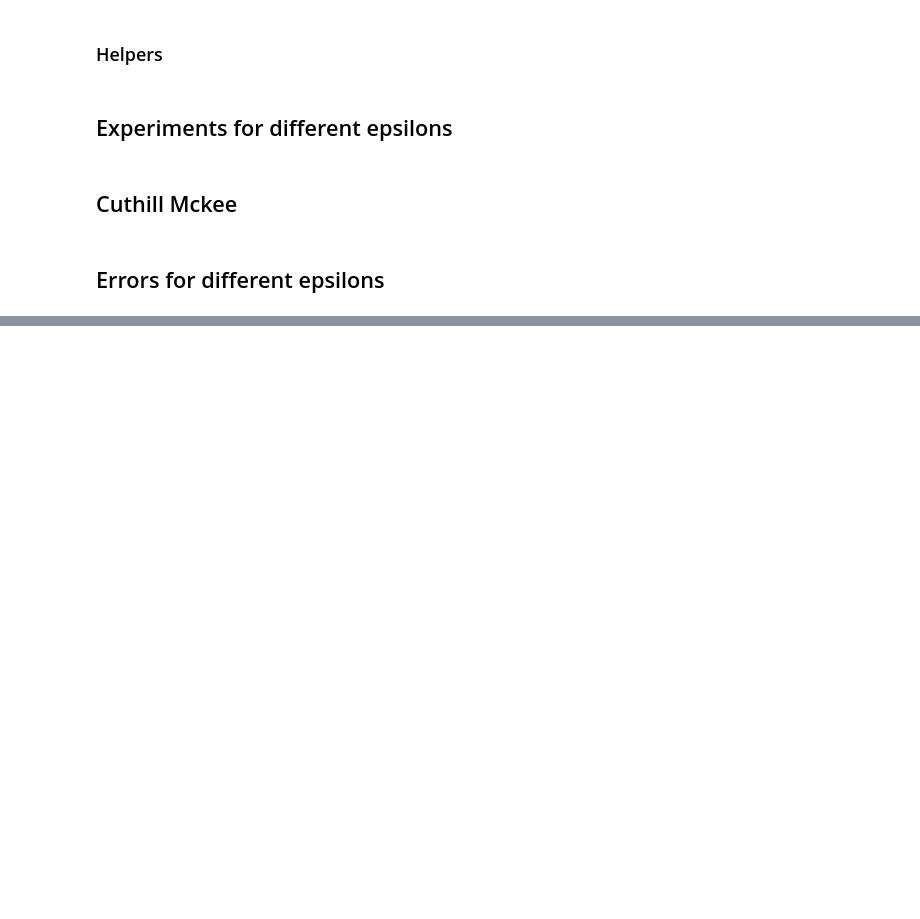
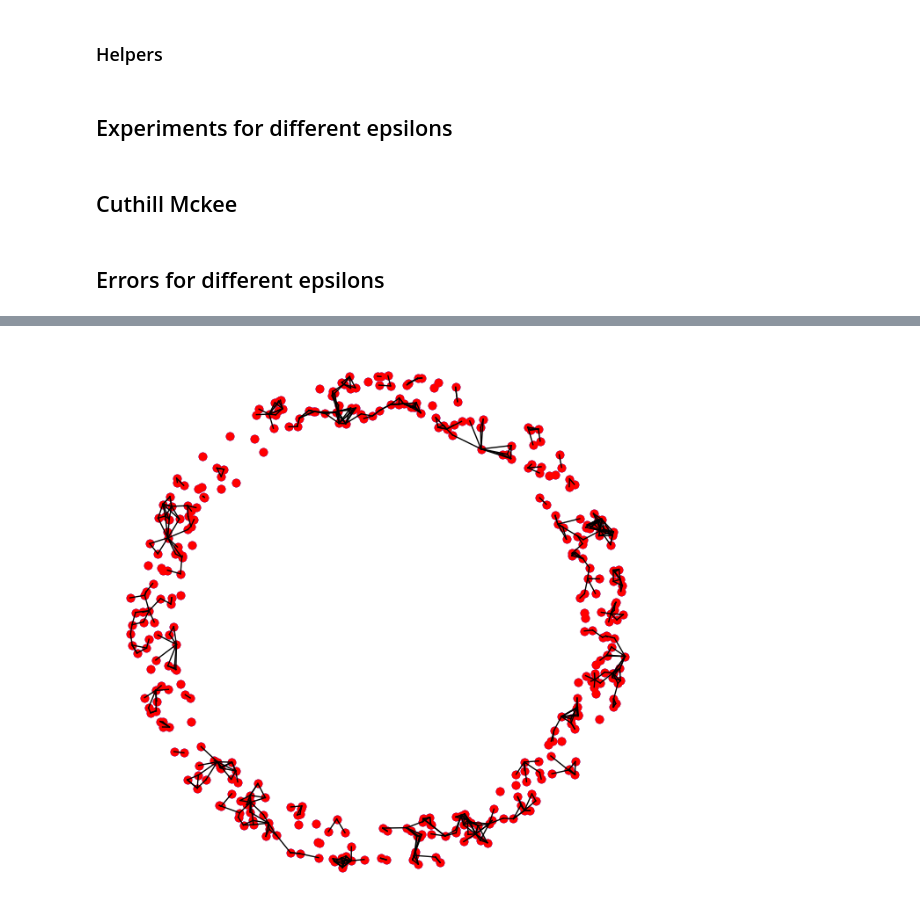
Before and after one commit to redachhaibi/computational-ot, a Jupyter notebook: ipynb/NewtonSparsityExperiments.ipynb, the cells around one changed output, grey strips where cells are left out. Cells and saved outputs as stored; diff of their text form; code cells hidden in the pictures; blank space fills up the shorter version.

```diff
--- a/ipynb/NewtonSparsityExperiments.ipynb
+++ b/ipynb/NewtonSparsityExperiments.ipynb
@@ -234,0 +318,22 @@ plt.show()
+# %%
+plt.figure(figsize=(8,8))
+
+plotp(x, 'b',plt,scale=50, edgecolors=(0,0,0,0))
+plotp(y, 'r',plt,scale=50, edgecolors=(0,0,0,0))
+
+
+A = P * (P > np.max(P)*.9)
+i,j = np.where(A != 0)
+plt.plot([x[0,i],y[0,j]],[x[1,i],y[1,j]],'k',lw = 2)
+
+A = P * (P > np.max(P)*.2)
+i,j = np.where(A != 0)
+plt.plot([x[0,i],y[0,j]],[x[1,i],y[1,j]],'k',lw = 1)
+
+plt.axis("off")
+plt.xlim(np.min(y[0,:])-.1,np.max(y[0,:])+.1)
+plt.ylim(np.min(y[1,:])-.1,np.max(y[1,:])+.1)
+
+plt.show()
+# %% [output]
+[figure, added]
```
Also changed, not shown: parts of 15 cells of this notebook, 1 other file.
